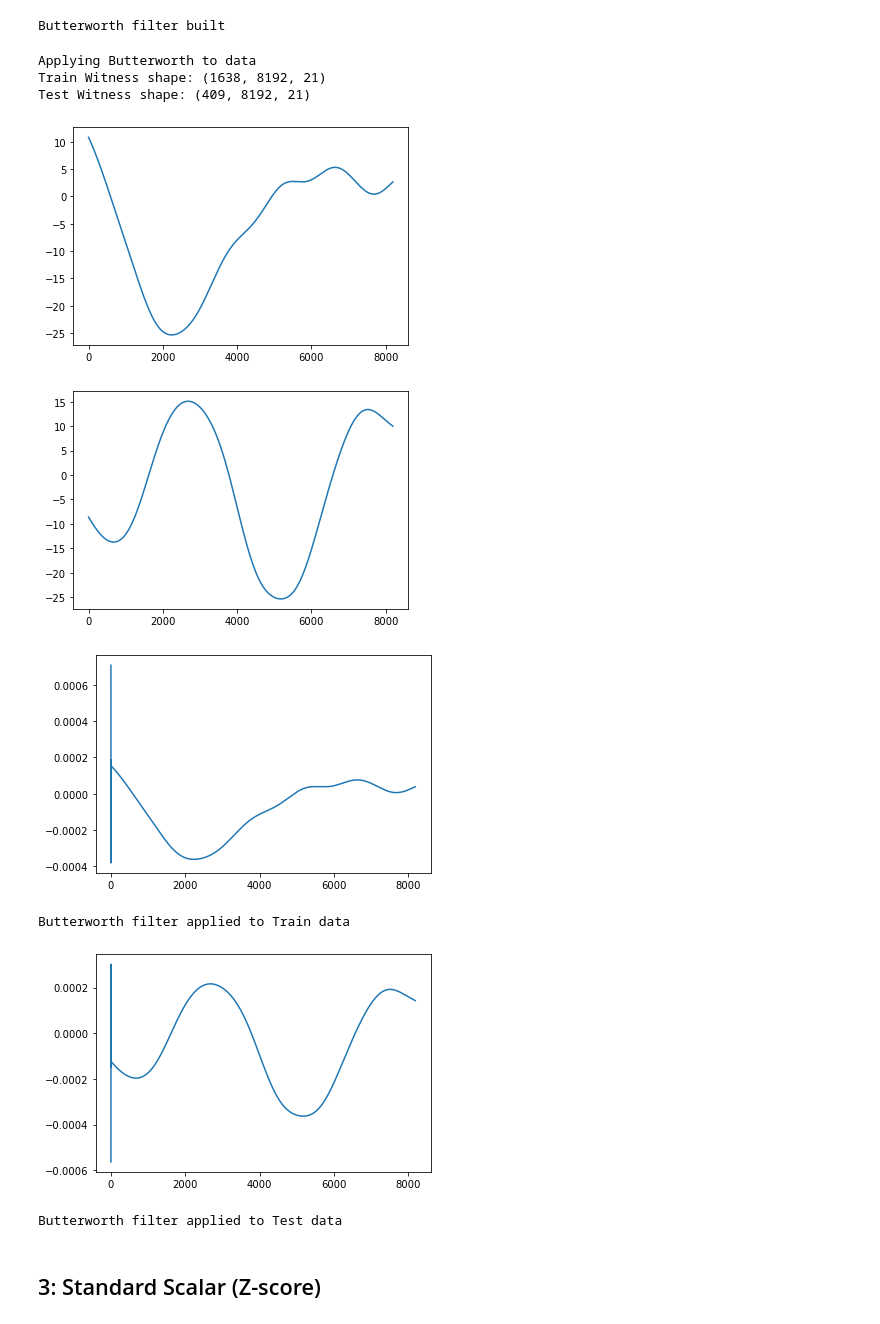
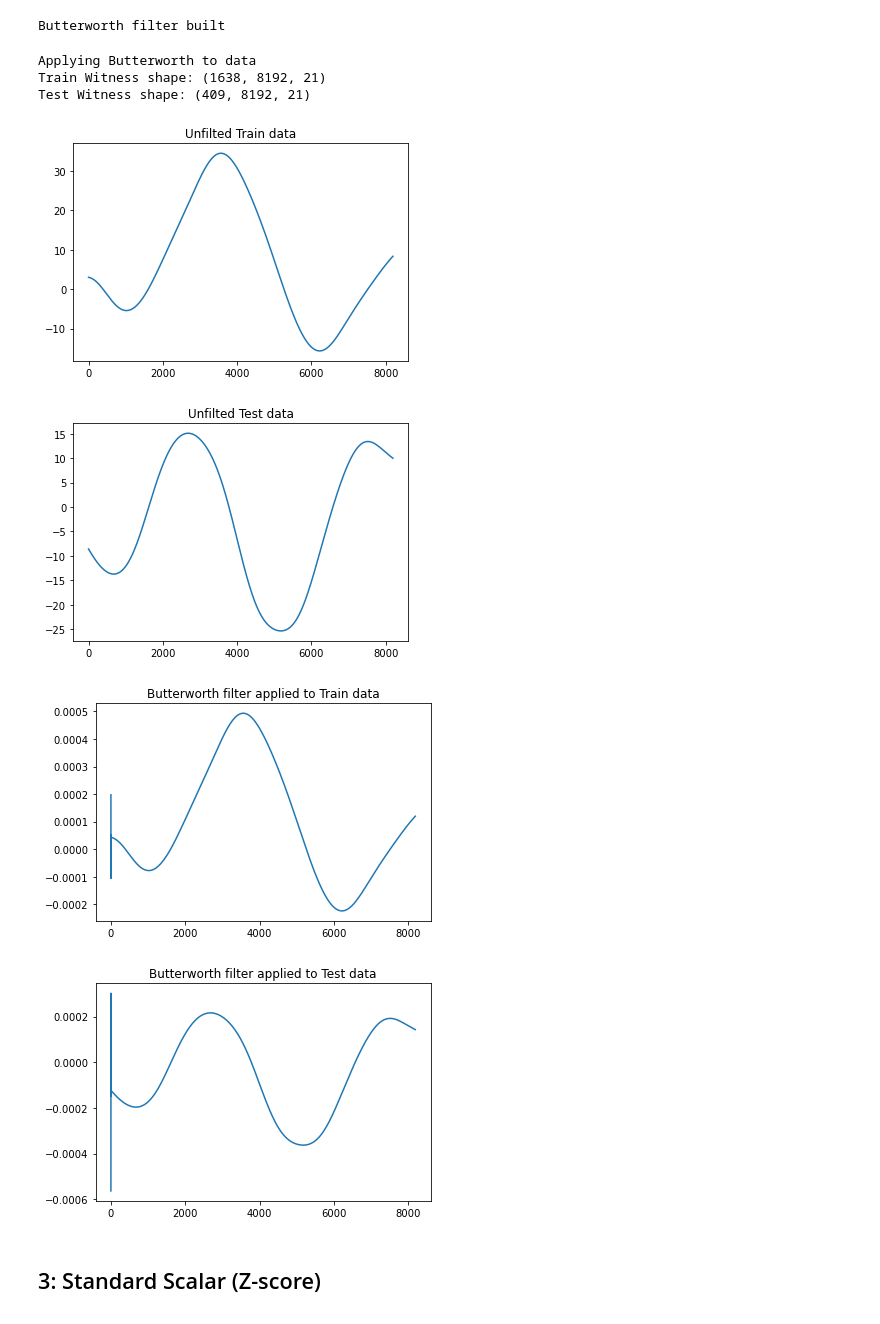
Before and after one commit to telmar3/PHYS139_FinalProject, a Jupyter notebook: data_preprocessing.ipynb, the cells around one changed output. Cells and saved outputs as stored; diff of their text form; code cells hidden in the pictures.

Commit message:
Added plt.savefig() commands to each plot.
Current window_length at 8 making datapoints 32k.

```diff
--- a/data_preprocessing.ipynb
+++ b/data_preprocessing.ipynb
@@ -51,7 +51,7 @@ print(y_test.shape)
 
 # window_length = 2 to replicate 8192 data size from Figure 7
 # window_length = 8 to replicate 32768 data size from Alec's suggestion
-window_length = 2 # s
+window_length = 8  # s
 sample_rate = 4096 # Hz
 window_size = window_length * sample_rate
 
@@ -90,10 +90,12 @@ print(y_test_batch.shape)
 
 plt.plot(y_train_batch[0:100])
 plt.title("Strain Data")
+plt.savefig('strain_data.png')
 plt.show()
 
 plt.plot(X_train_batch[0][:,0])
 plt.title("First Aux Channel. First Batch")
+plt.savefig('First_Aux_Channel_First_Batch.png')
 plt.show()
 
 
@@ -189,41 +194,46 @@ print("Applying Butterworth to data")
 print("Train Witness shape:", witness_data_train.shape)
 print("Test Witness shape:", witness_data_test.shape)
 
 # Pre-filtered plot
 plt.plot(witness_data_train[0][:,0])
+plt.title('Unfilted Train data')
+plt.savefig('Unfilted_Train_data.png')
 plt.show()
 
 plt.plot(witness_data_test[0][:,0])
+plt.title('Unfilted Test data')
+plt.savefig('Unfilted_Test_data.png')
 plt.show()
 
 # Filter Train Data
 for idx in range(len(witness_data_train)):
     for channel in range(channels):
         witness_data_train[idx][:, channel] = signal.sosfilt(butter_sos, witness_data_train[idx][:, channel])
 
 # Filter Test Data
 for idx in range(len(witness_data_test)):
     for channel in range(channels):
         witness_data_test[idx][:, channel] = signal.sosfilt(butter_sos, witness_data_test[idx][:, channel])
 
 # Post-filtered plot
 plt.plot(witness_data_train[0][:,0])
+plt.title("Butterworth filter applied to Train data")
+plt.savefig('Butterworth_filter_applied_to_Train_data.png')
 plt.show()
-print("Butterworth filter applied to Train data")
+
 
 plt.plot(witness_data_test[0][:,0])
+plt.title("Butterworth filter applied to Test data")
+plt.savefig('Butterworth_filter_applied_to_Test_data.png')
 plt.show()
-print("Butterworth filter applied to Test data")
 # %% [output]
 Applying Butterworth to data
 Train Witness shape: (1638, 8192, 21)
 Test Witness shape: (409, 8192, 21)
-[figure, old version]
+[figure, new version]
-[figure, old version]
+[figure, new version]
-[figure, old version]
+[figure, new version]
-Butterworth filter applied to Train data
-[figure, old version]
+[figure, new version]
-Butterworth filter applied to Test data
 # %% [markdown]
 ## 3: Standard Scalar (Z-score)
 # %%
```
Also changed, not shown: parts of 4 cells of this notebook.
